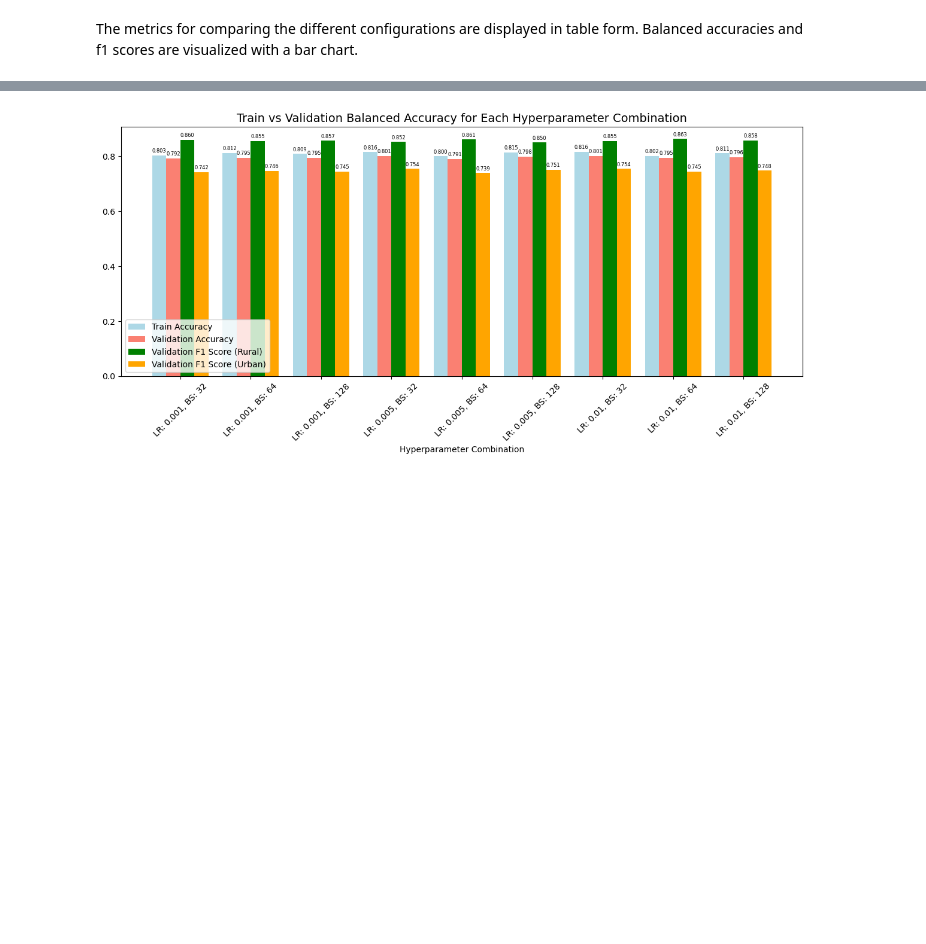
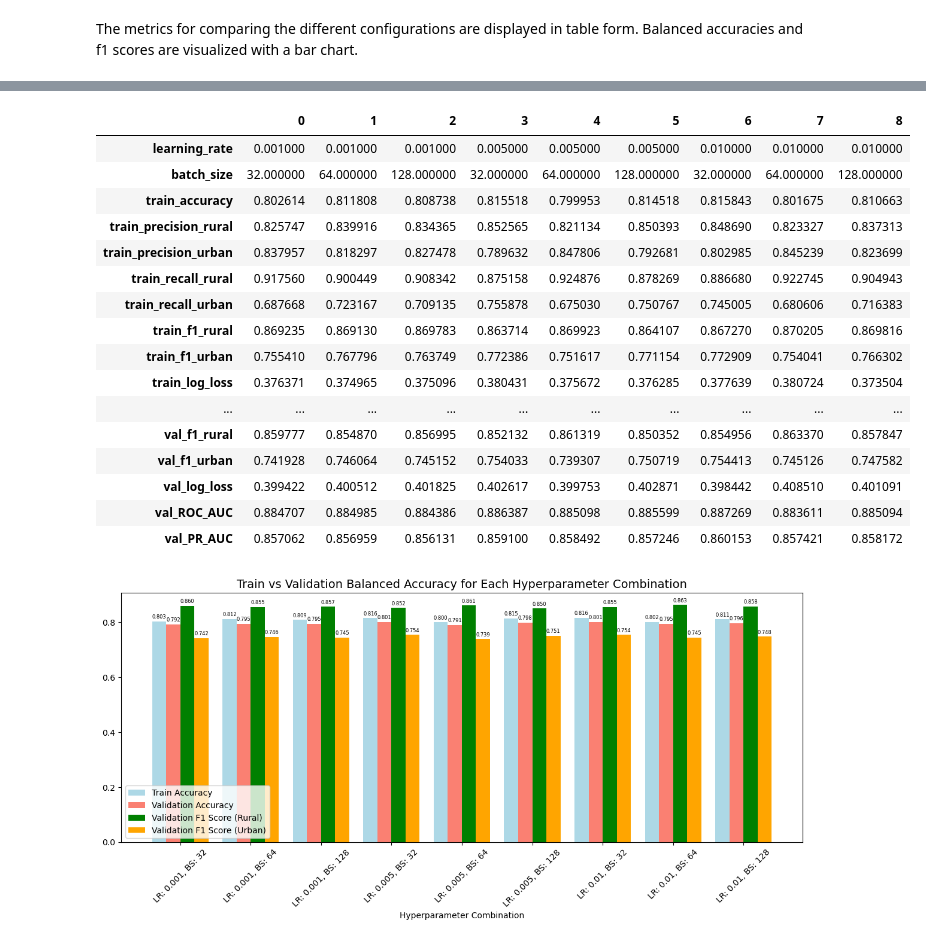
Before and after one commit to NebulaRojo9/STINTSY-MCO, a Jupyter notebook: Multi-Layer Perceptron.ipynb, the cells around one changed output, grey strips where cells are left out. Saved outputs shown, nothing was run; the diff lists cells and outputs as text; code cells hidden in the pictures; blank space fills up the shorter version.

```diff
--- a/Multi-Layer Perceptron.ipynb
+++ b/Multi-Layer Perceptron.ipynb
@@ -699,3 +720,25 @@ results_df.T
+# %%
+results_flat = flat_results_LR_BS(results)
+results_df = pd.DataFrame(results_flat)
+results_df.T
+# %% [output]
+|  | 0 | 1 | 2 | 3 | 4 | 5 | 6 | 7 | 8 |
+| learning_rate | 0.001000 | 0.001000 | 0.001000 | 0.005000 | 0.005000 | 0.005000 | 0.010000 | 0.010000 | 0.010000 |
+| batch_size | 32.000000 | 64.000000 | 128.000000 | 32.000000 | 64.000000 | 128.000000 | 32.000000 | 64.000000 | 128.000000 |
+| train_accuracy | 0.802614 | 0.811808 | 0.808738 | 0.815518 | 0.799953 | 0.814518 | 0.815843 | 0.801675 | 0.810663 |
+| train_precision_rural | 0.825747 | 0.839916 | 0.834365 | 0.852565 | 0.821134 | 0.850393 | 0.848690 | 0.823327 | 0.837313 |
+| train_precision_urban | 0.837957 | 0.818297 | 0.827478 | 0.789632 | 0.847806 | 0.792681 | 0.802985 | 0.845239 | 0.823699 |
+| train_recall_rural | 0.917560 | 0.900449 | 0.908342 | 0.875158 | 0.924876 | 0.878269 | 0.886680 | 0.922745 | 0.904943 |
+| train_recall_urban | 0.687668 | 0.723167 | 0.709135 | 0.755878 | 0.675030 | 0.750767 | 0.745005 | 0.680606 | 0.716383 |
+| train_f1_rural | 0.869235 | 0.869130 | 0.869783 | 0.863714 | 0.869923 | 0.864107 | 0.867270 | 0.870205 | 0.869816 |
+| train_f1_urban | 0.755410 | 0.767796 | 0.763749 | 0.772386 | 0.751617 | 0.771154 | 0.772909 | 0.754041 | 0.766302 |
+| train_log_loss | 0.376371 | 0.374965 | 0.375096 | 0.380431 | 0.375672 | 0.376285 | 0.377639 | 0.380724 | 0.373504 |
+| ... | ... | ... | ... | ... | ... | ... | ... | ... | ... |
+| val_f1_rural | 0.859777 | 0.854870 | 0.856995 | 0.852132 | 0.861319 | 0.850352 | 0.854956 | 0.863370 | 0.857847 |
+| val_f1_urban | 0.741928 | 0.746064 | 0.745152 | 0.754033 | 0.739307 | 0.750719 | 0.754413 | 0.745126 | 0.747582 |
+| val_log_loss | 0.399422 | 0.400512 | 0.401825 | 0.402617 | 0.399753 | 0.402871 | 0.398442 | 0.408510 | 0.401091 |
+| val_ROC_AUC | 0.884707 | 0.884985 | 0.884386 | 0.886387 | 0.885098 | 0.885599 | 0.887269 | 0.883611 | 0.885094 |
+| val_PR_AUC | 0.857062 | 0.856959 | 0.856131 | 0.859100 | 0.858492 | 0.857246 | 0.860153 | 0.857421 | 0.858172 |
 # %%
 # see comparison of balanced accuracy scores in the training and validation set and f1 scores across
 # different combinations of learning rate and batch size using a bar chart
```
Also changed, not shown: parts of 12 cells of this notebook, 3 other files.
